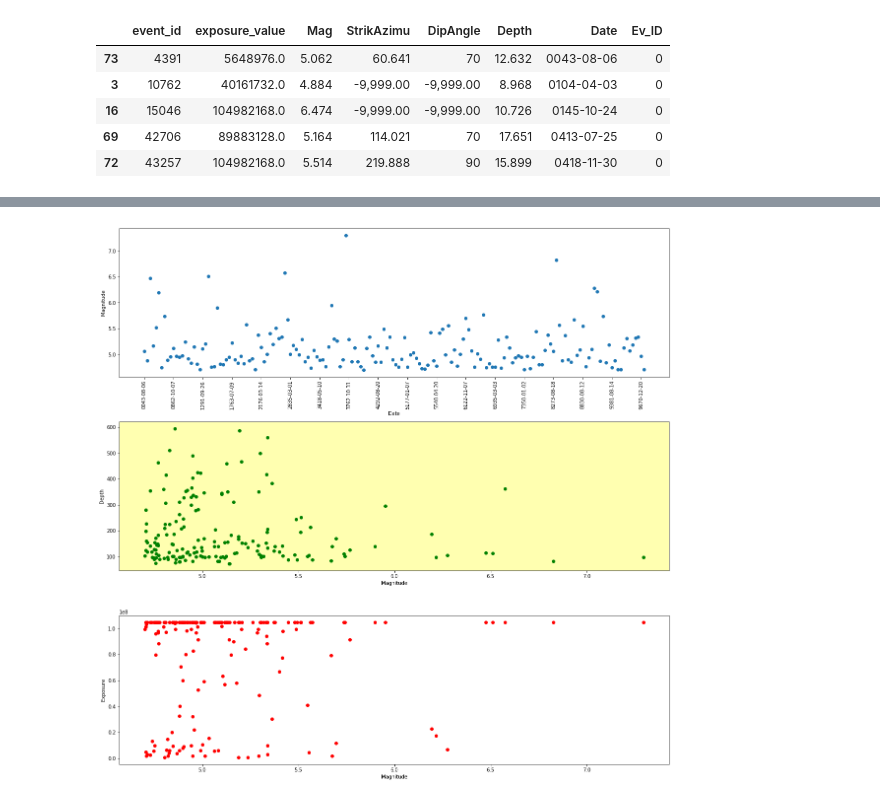
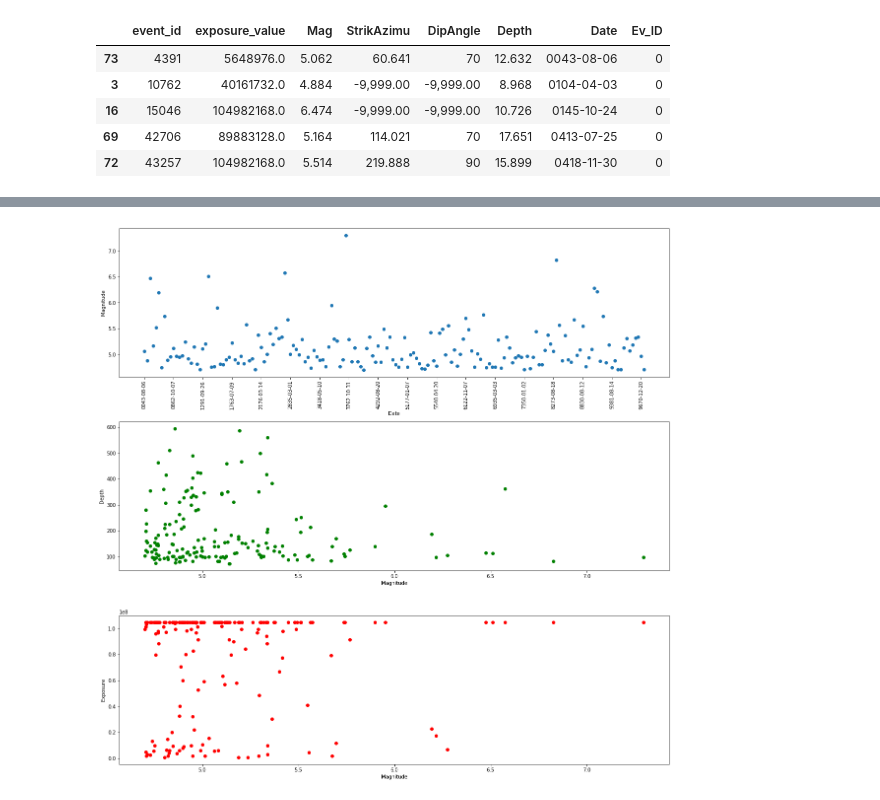
Before and after one commit to OasisLMF/ZurichWorkshop2018, a Jupyter notebook: excercise2.ipynb, the cells around one changed output, grey strips where cells are left out. Saved outputs shown, nothing was run; the diff lists cells and outputs as text; code cells hidden in the pictures.

```diff
--- a/excercise2.ipynb
+++ b/excercise2.ipynb
@@ -533,27 +535,28 @@ Populating the interactive namespace from numpy and matplotlib
 # %%
 exposure = list(loss_event_detail['exposure_value'])
 date = list(loss_event_detail['Date'])
 magnitude = list(loss_event_detail['Mag'])
 depth = list(loss_event_detail['Depth'])
 depth = [d**2 for d in depth]
 plt.subplot(311)
 plt.scatter(date, magnitude)
 plt.xlabel('Date')
 plt.xticks(date[::10], rotation = 90)
 plt.ylabel('Magnitude')
 
+plt.subplot(312)
+plt.scatter(magnitude, depth, color = 'green')
+plt.xlabel('Magnitude')
+plt.ylabel('Depth')
+
 plt.subplot(313)
 plt.scatter(magnitude, exposure, color='red')
 plt.ylabel('Exposure')
 plt.xlabel('Magnitude')
 
-plt.subplot(312, facecolor='#FFFFB0')
-plt.scatter(magnitude, depth, color = 'green')
-plt.xlabel('Magnitude')
-plt.ylabel('Depth')
 
 subplots_adjust(hspace=0.3)
 
 plt.show()
 # %% [output]
-[figure, old version]
+[figure, new version]
```
Also changed, not shown: parts of 2 cells of this notebook.
